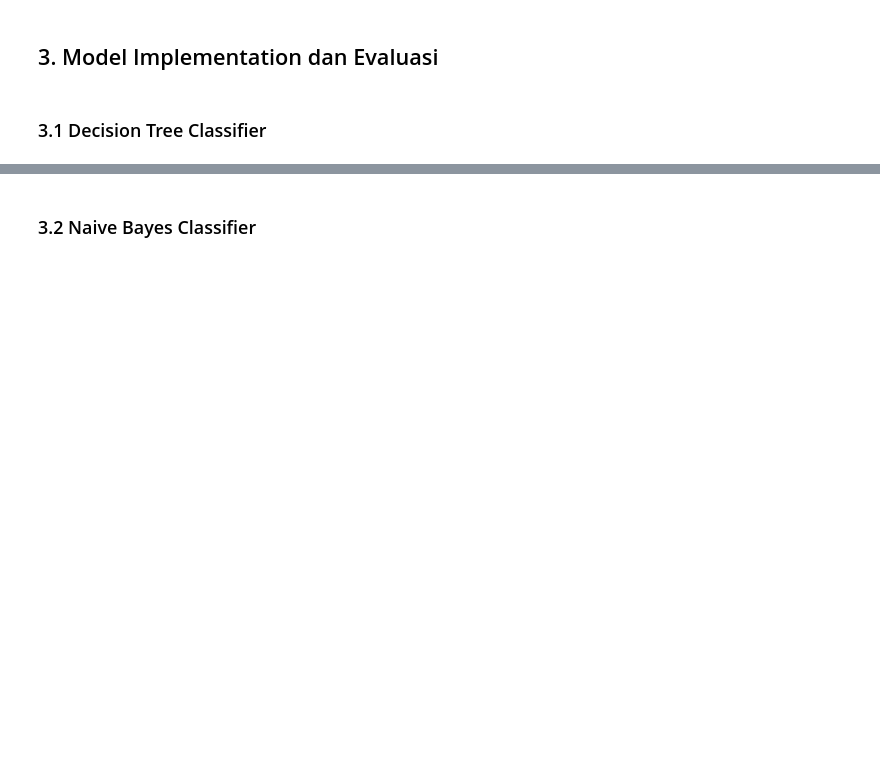
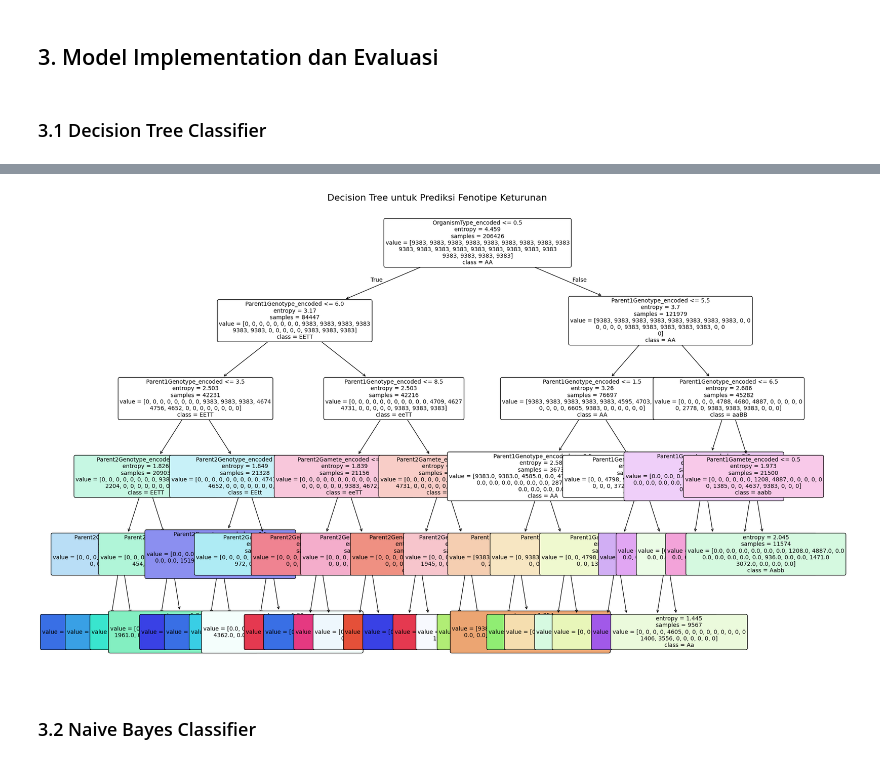
Before and after one commit to RistoKuy/ML, a Jupyter notebook: gamet_baru.ipynb, the cells around one changed output, grey strips where cells are left out. Drawn from its saved outputs; the diff is of its cells as text; code cells hidden in the pictures; blank space fills up the shorter version.

```diff
--- a/gamet_baru.ipynb
+++ b/gamet_baru.ipynb
@@ -625,17 +525,19 @@ Parameter terbaik yang ditemukan:
 # %%
-# # Visualisasi Decision Tree
-# plt.figure(figsize=(20, 12))
-# plot_tree(
-#     best_dt,
-#     feature_names=feature_columns,
-#     class_names=target_names,
-#     filled=True,
-#     rounded=True,
-#     fontsize=10
-# )
-# plt.title('Decision Tree untuk Prediksi Fenotipe Keturunan', fontsize=16)
-# plt.tight_layout()
-# plt.show()
+# Visualisasi Decision Tree
+plt.figure(figsize=(20, 12))
+plot_tree(
+    best_dt,
+    feature_names=feature_columns,
+    class_names=target_names,
+    filled=True,
+    rounded=True,
+    fontsize=10
+)
+plt.title('Decision Tree untuk Prediksi Fenotipe Keturunan', fontsize=16)
+plt.tight_layout()
+plt.show()
+# %% [output]
+[figure, added]
 # %% [markdown]
 ### 3.2 Naive Bayes Classifier
 # %%
```
Also changed, not shown: parts of 15 cells of this notebook, 4 other files.
